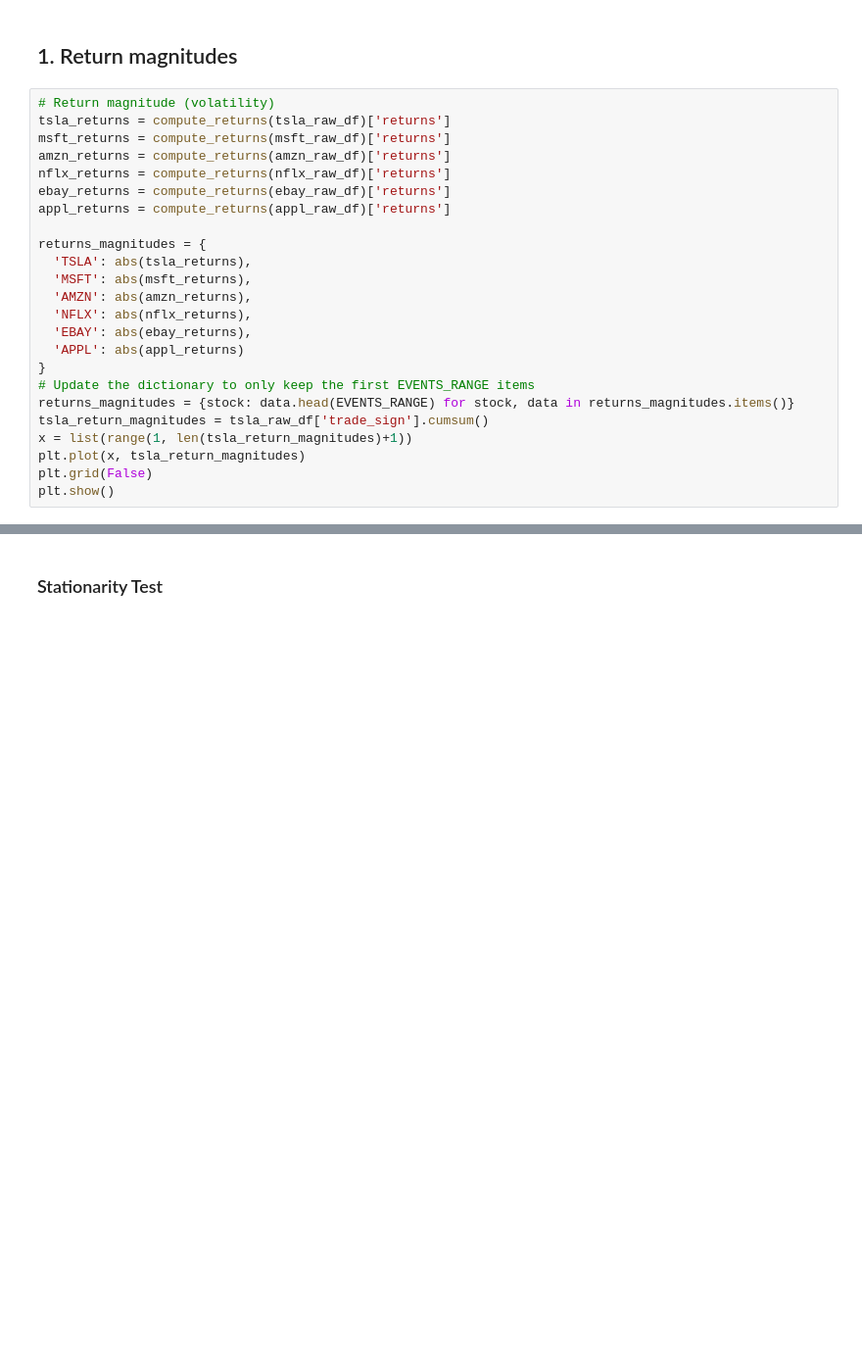
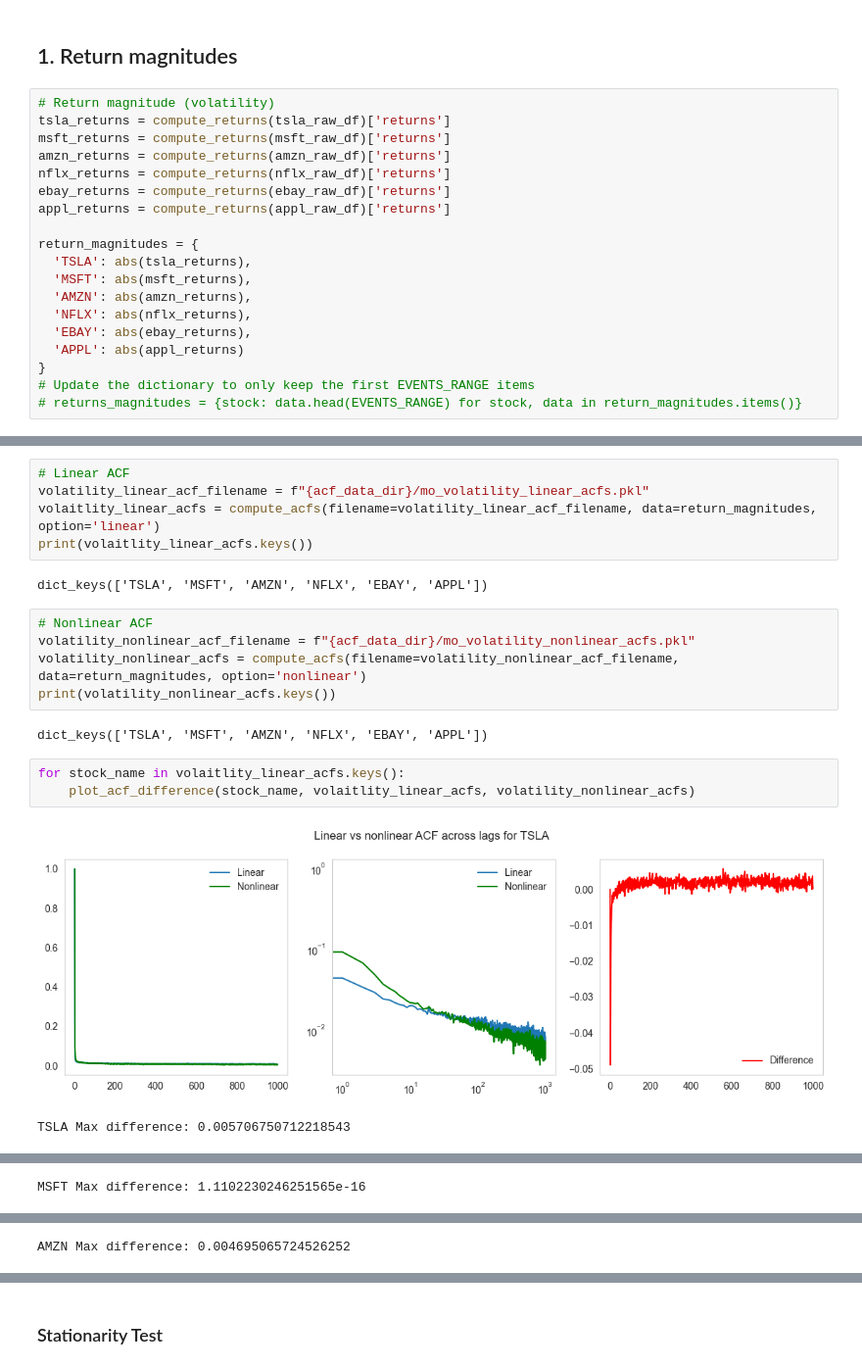
Before and after one commit to anabugaenko/liquidity, a Jupyter notebook: notebooks/MO/orderflow_long_memory.ipynb, the cells around one changed output, grey strips where cells are left out. Shown at 98% size. Drawn from its saved outputs; the diff is of its cells as text; blank space fills up the shorter version.

```diff
--- a/notebooks/MO/orderflow_long_memory.ipynb
+++ b/notebooks/MO/orderflow_long_memory.ipynb
@@ -67,7 +85,7 @@ nflx_returns = compute_returns(nflx_raw_df)['returns']
 ebay_returns = compute_returns(ebay_raw_df)['returns']
 appl_returns = compute_returns(appl_raw_df)['returns']
 
-returns_magnitudes = {
+return_magnitudes = {
   'TSLA': abs(tsla_returns),
   'MSFT': abs(msft_returns),
   'AMZN': abs(amzn_returns),
@@ -76,9 +94,4 @@ returns_magnitudes = {
   'APPL': abs(appl_returns)
 }
 # Update the dictionary to only keep the first EVENTS_RANGE items
-returns_magnitudes = {stock: data.head(EVENTS_RANGE) for stock, data in returns_magnitudes.items()}
-tsla_return_magnitudes = tsla_raw_df['trade_sign'].cumsum()
-x = list(range(1, len(tsla_return_magnitudes)+1))
-plt.plot(x, tsla_return_magnitudes)
-plt.grid(False)
-plt.show()
+# returns_magnitudes = {stock: data.head(EVENTS_RANGE) for stock, data in return_magnitudes.items()}
@@ -86,0 +122,20 @@ plt.show()
+# %%
+# Linear ACF
+volatility_linear_acf_filename = f"{acf_data_dir}/mo_volatility_linear_acfs.pkl"
+volaitlity_linear_acfs = compute_acfs(filename=volatility_linear_acf_filename, data=return_magnitudes, option='linear')
+print(volaitlity_linear_acfs.keys())
+# %% [output]
+dict_keys(['TSLA', 'MSFT', 'AMZN', 'NFLX', 'EBAY', 'APPL'])
+# %%
+# Nonlinear ACF
+volatility_nonlinear_acf_filename = f"{acf_data_dir}/mo_volatility_nonlinear_acfs.pkl"
+volatility_nonlinear_acfs = compute_acfs(filename=volatility_nonlinear_acf_filename, data=return_magnitudes, option='nonlinear')
+print(volatility_nonlinear_acfs.keys())
+# %% [output]
+dict_keys(['TSLA', 'MSFT', 'AMZN', 'NFLX', 'EBAY', 'APPL'])
+# %%
+for stock_name in volaitlity_linear_acfs.keys():
+    plot_acf_difference(stock_name, volaitlity_linear_acfs, volatility_nonlinear_acfs)
+# %% [output]
+[figure, added]
+TSLA Max difference: 0.005706750712218543
@@ -86,0 +143 @@ plt.show()
+MSFT Max difference: 1.1102230246251565e-16
@@ -86,0 +145 @@ plt.show()
+AMZN Max difference: 0.004695065724526252
```
Also changed, not shown: parts of 142 cells of this notebook, 10 other files.
